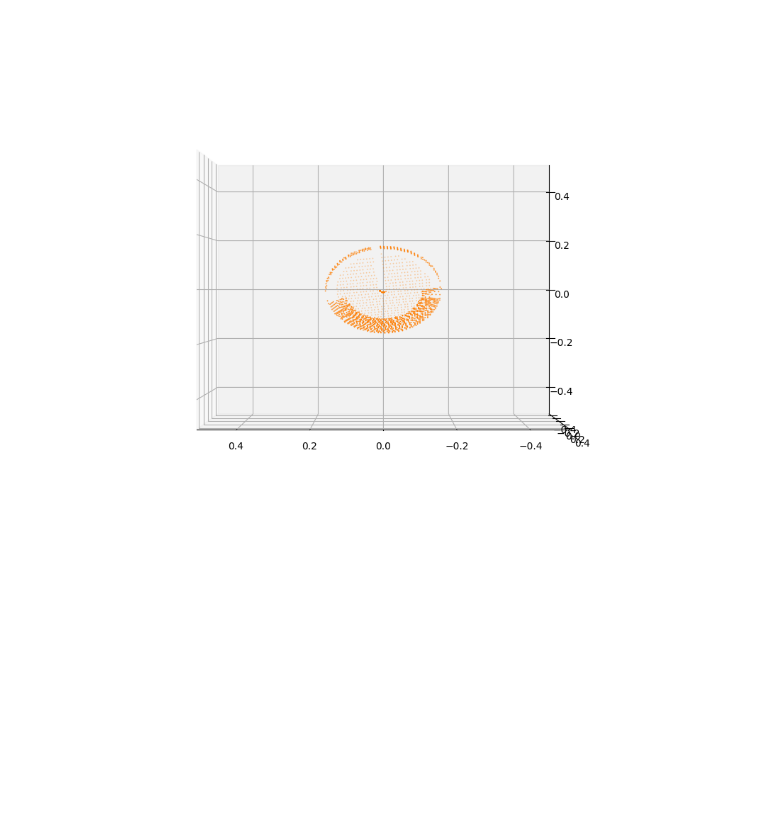
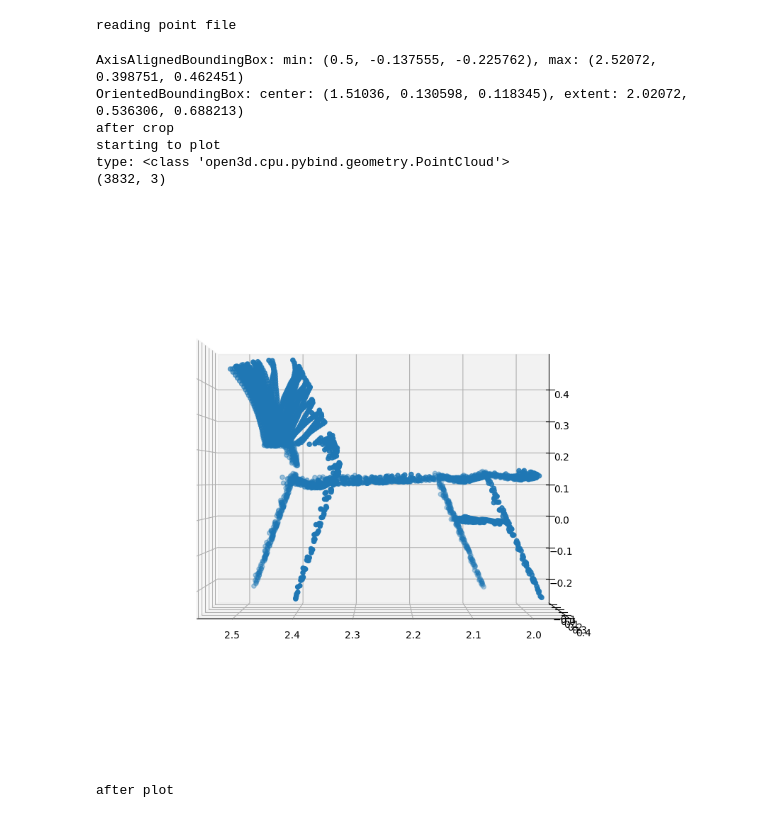
Before and after one commit to ielson/ROSPointNet, a Jupyter notebook: src/rospointnet/training_and_validating.ipynb, the cells around one changed output. Saved outputs shown, nothing was run; the diff lists cells and outputs as text; code cells hidden in the pictures; blank space fills up the shorter version.

```diff
--- a/src/rospointnet/training_and_validating.ipynb
+++ b/src/rospointnet/training_and_validating.ipynb
@@ -59,8 +85,13 @@ starting to plot
 # %%
-from pyntcloud import PyntCloud
-my_point_cloud = PyntCloud.from_file("lamp.pcd")
-my_point_cloud.plot()
+# from pyntcloud import PyntCloud
+# my_point_cloud = PyntCloud.from_file("new-chair.pcd")
+# my_point_cloud.plot()
 #sampled_pc = my_point_cloud.get_sample('points_random', n=30000, as_PyntCloud=True)
 #sampled_pc.plot()
+
+import open3d as o3d
+print("reading point file")
+pcd = o3d.io.read_point_cloud("new-chair.pcd")
+# o3d.visualization.draw_geometries([pcd])
 # %% [output]
-[figure, removed]
+reading point file
@@ -67,3 +121,37 @@ my_point_cloud.plot()
+# %%
+def get_cropping_bounding_box_from_pc(pcd: o3d.geometry.PointCloud):
+    bb = pcd.get_axis_aligned_bounding_box()
+    bb_limits = bb.get_box_points()
+    bb_limits = numpy.asarray(bb_limits)
+    # Adds offset to the X component so that the bounding box excludes the points
+    bb_limits[bb_limits == 0.0] = 0.5
+    bb = o3d.geometry.AxisAlignedBoundingBox.create_from_points(o3d.utility.Vector3dVector(bb_limits))
+    bb.color = [0.0, 0.0, 0.1]
+    return bb
+
+def crop_pc_from_bounding_box(pcd: o3d.geometry.PointCloud,
+                              bounding_box: o3d.geometry.AxisAlignedBoundingBox):
+    return pcd.crop(bounding_box)
+
+aligned_bb = get_cropping_bounding_box_from_pc(pcd)
+print(aligned_bb)
+
+bb = o3d.geometry.OrientedBoundingBox.create_from_axis_aligned_bounding_box(aligned_bb)
+bb.color = [1, 0, 0]
+print(bb)
+pcd = crop_pc_from_bounding_box(pcd, bb)
+print("after crop")
+o3d.visualization.draw([pcd, bb])
+print_points(pcd)
+# %% [output]
+AxisAlignedBoundingBox: min: (0.5, -0.137555, -0.225762), max: (2.52072, 0.398751, 0.462451)
+OrientedBoundingBox: center: (1.51036, 0.130598, 0.118345), extent: 2.02072, 0.536306, 0.688213)
+after crop
+starting to plot
+type: <class 'open3d.cpu.pybind.geometry.PointCloud'>
+(3832, 3)
+[figure, added]
+after plot
 # %%
 import tensorflow as tf
 
```
Also changed, not shown: parts of 13 cells of this notebook, 2 other files.
